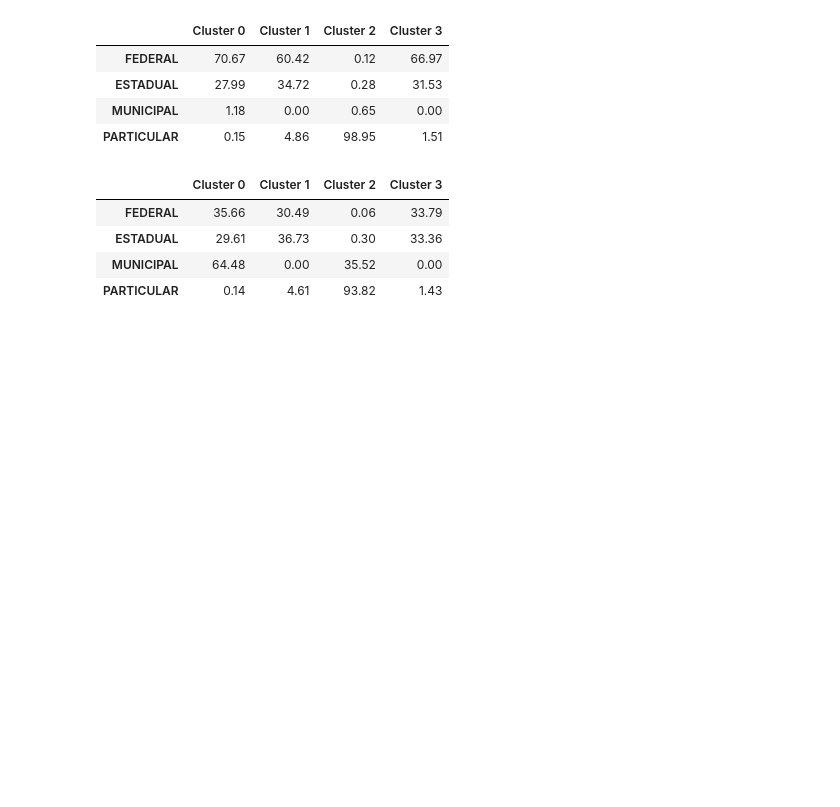
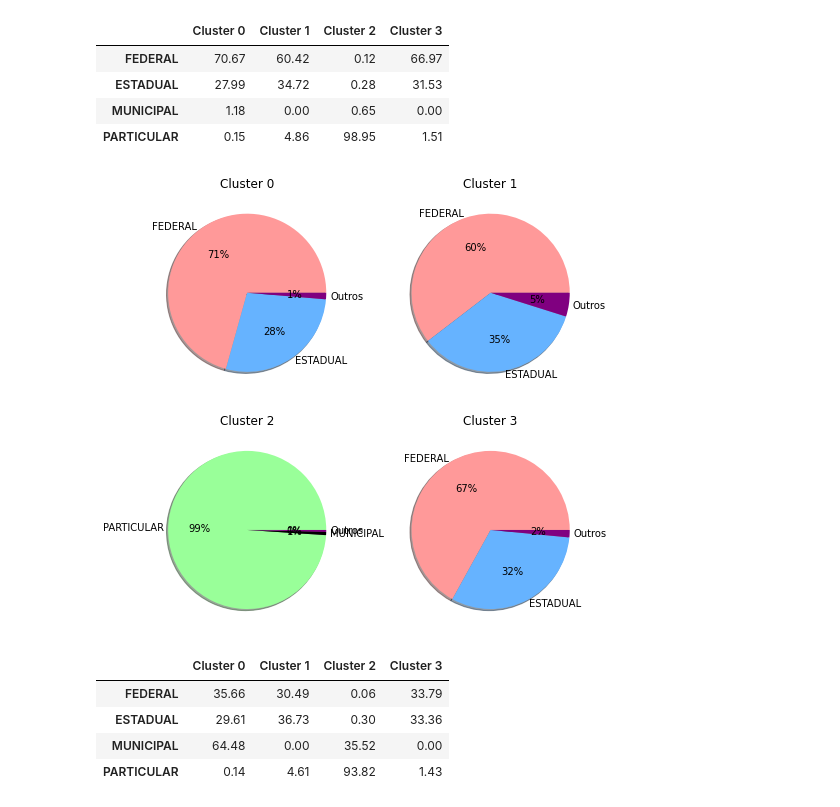
Before and after one commit to ieee-uerj/capes-data-analysis, a Jupyter notebook: Gustavo/Clusterização da Grande Base.ipynb, the cells around one changed output. Drawn from its saved outputs; the diff is of its cells as text; code cells hidden in the pictures; blank space fills up the shorter version.

```diff
--- a/Gustavo/Clusterização da Grande Base.ipynb
+++ b/Gustavo/Clusterização da Grande Base.ipynb
@@ -364,13 +383,19 @@ Name: CS_STATUS_JURIDICO, dtype: float64
 # %% [markdown]
     57,07% do universo analisado são federais, 24,56% estaduais, 17,68% particulares e apenas 0,69% municipais.
 # %%
-compcategorica('CS_STATUS_JURIDICO',1)
+data=compcategorica('CS_STATUS_JURIDICO',1)
+data
 # %% [output]
 |  | Cluster 0 | Cluster 1 | Cluster 2 | Cluster 3 |
 | FEDERAL | 70.67 | 60.42 | 0.12 | 66.97 |
 | ESTADUAL | 27.99 | 34.72 | 0.28 | 31.53 |
 | MUNICIPAL | 1.18 | 0.00 | 0.65 | 0.00 |
 | PARTICULAR | 0.15 | 4.86 | 98.95 | 1.51 |
+# %%
+piechart(data,colors={'FEDERAL':'#ff9999', 'ESTADUAL':'#66b3ff','PARTICULAR':'#99ff99',
+                      'MUNICIPAL':'black','Outros':'purple'},top=2)
+# %% [output]
+[figure, added]
 # %%
 compcategorica('CS_STATUS_JURIDICO',0)
 # %% [output]
```
Also changed, not shown: parts of 6 cells of this notebook.
